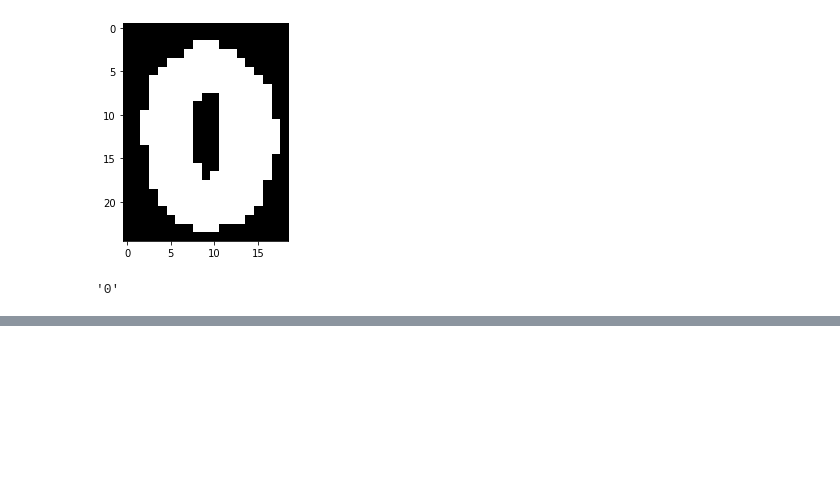
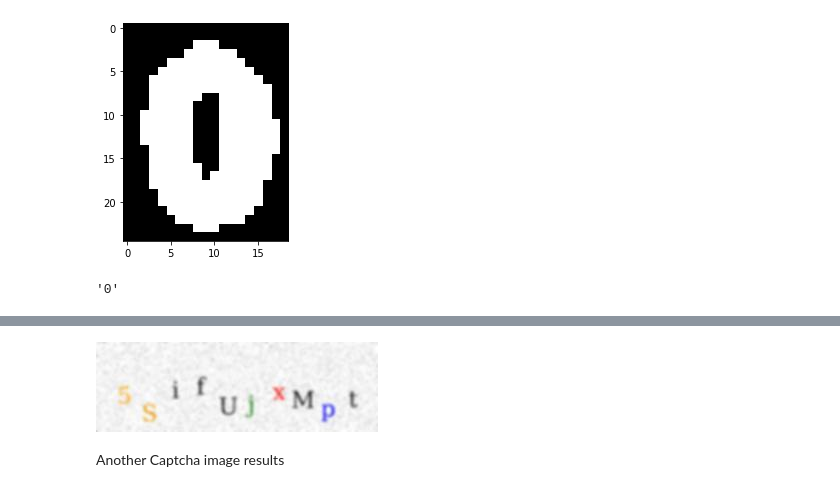
Before and after one commit to qwertymasterkey/captcha_recognition, a Jupyter notebook: 1_captcha_segmentation_output.ipynb, the cells around one changed output, grey strips where cells are left out. Drawn from its saved outputs; the diff is of its cells as text; code cells hidden in the pictures; blank space fills up the shorter version.

```diff
--- a/1_captcha_segmentation_output.ipynb
+++ b/1_captcha_segmentation_output.ipynb
@@ -372,0 +387,4 @@ result
+# %%
+cv2_imshow(cv2.imread(images1[j]))
+# %% [output]
+[figure, added]
@@ -372,0 +393,2 @@ result
+# %% [markdown]
+Another Captcha image results
```
Also changed, not shown: parts of 39 cells of this notebook.
